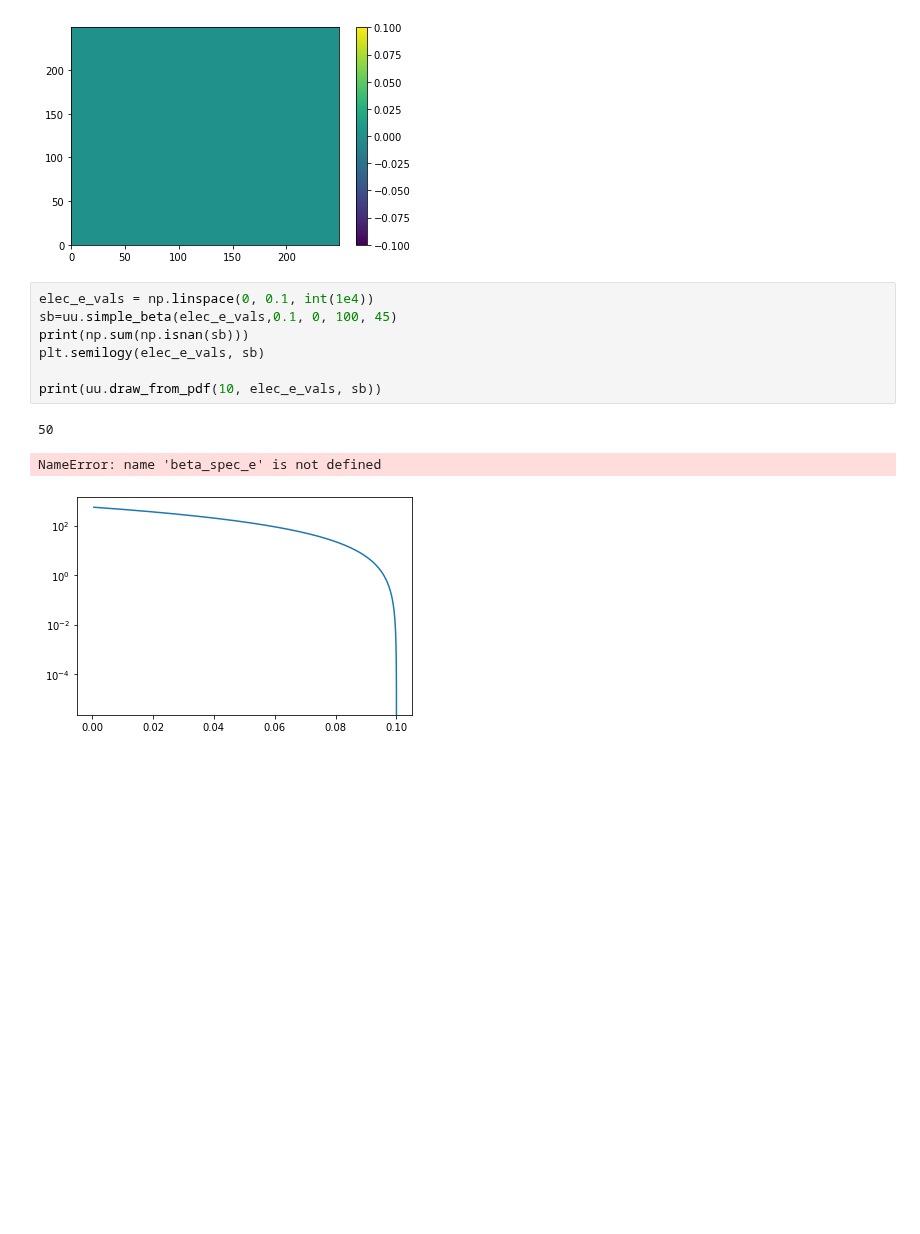
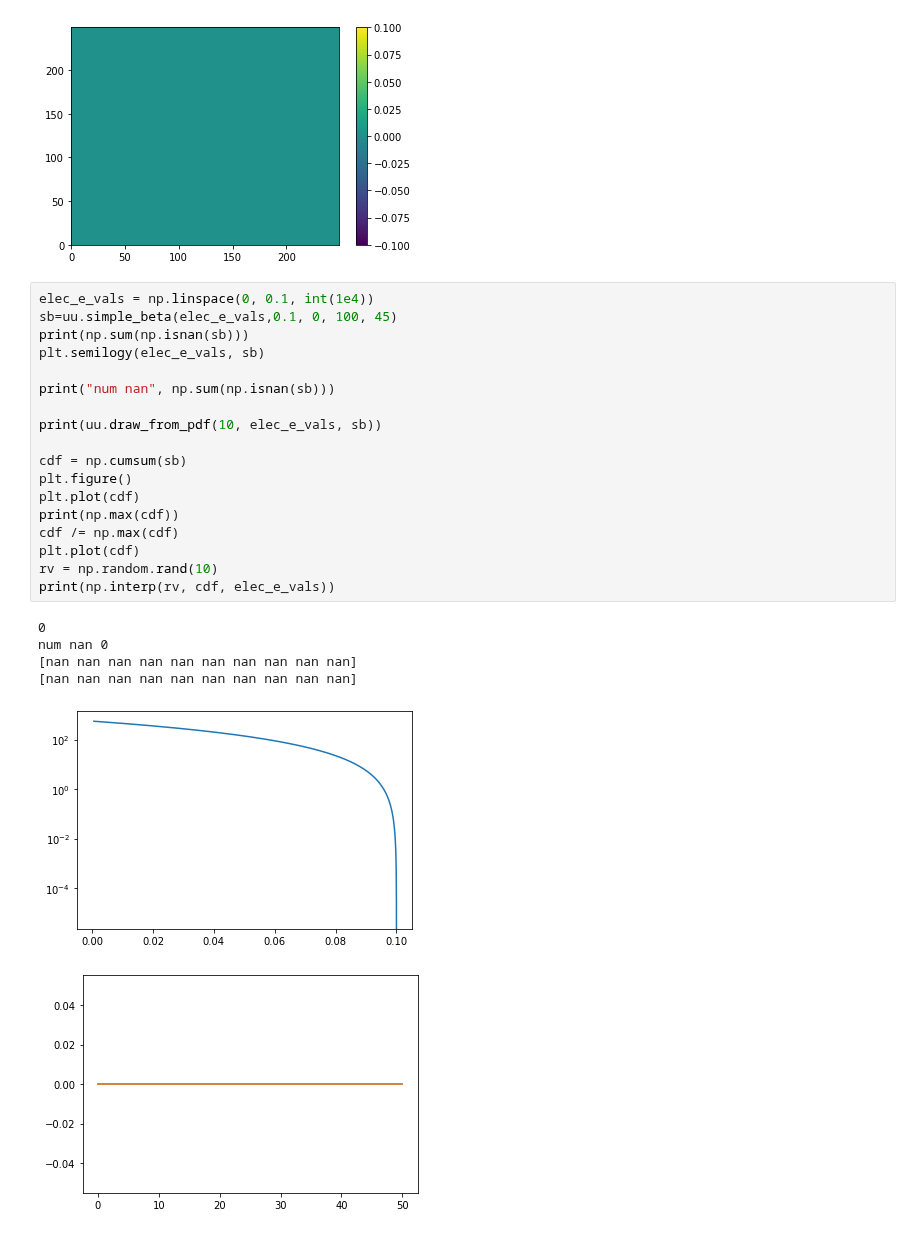
Before and after one commit to Moore-Lab/composite_DM, a Jupyter notebook: steriles/plot_pdfs.ipynb, the cells around one changed output. Cells and saved outputs as stored; diff of their text form; blank space fills up the shorter version.

```diff
--- a/steriles/plot_pdfs.ipynb
+++ b/steriles/plot_pdfs.ipynb
@@ -584,11 +584,25 @@ plt.colorbar()
 # %%
 elec_e_vals = np.linspace(0, 0.1, int(1e4))
 sb=uu.simple_beta(elec_e_vals,0.1, 0, 100, 45)
 print(np.sum(np.isnan(sb)))
 plt.semilogy(elec_e_vals, sb)
 
+print("num nan", np.sum(np.isnan(sb)))
+
 print(uu.draw_from_pdf(10, elec_e_vals, sb))
+
+cdf = np.cumsum(sb)
+plt.figure()
+plt.plot(cdf)
+print(np.max(cdf))
+cdf /= np.max(cdf)
+plt.plot(cdf)
+rv = np.random.rand(10)
+print(np.interp(rv, cdf, elec_e_vals))
 # %% [output]
-50
+0
+num nan 0
+[nan nan nan nan nan nan nan nan nan nan]
+[nan nan nan nan nan nan nan nan nan nan]
-NameError: name 'beta_spec_e' is not defined
 [figure]
+[figure, added]
```
Also changed, not shown: 1 other file.
